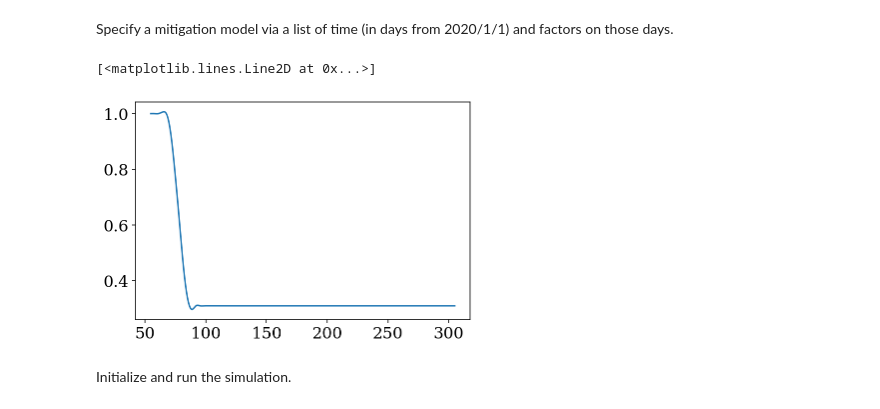
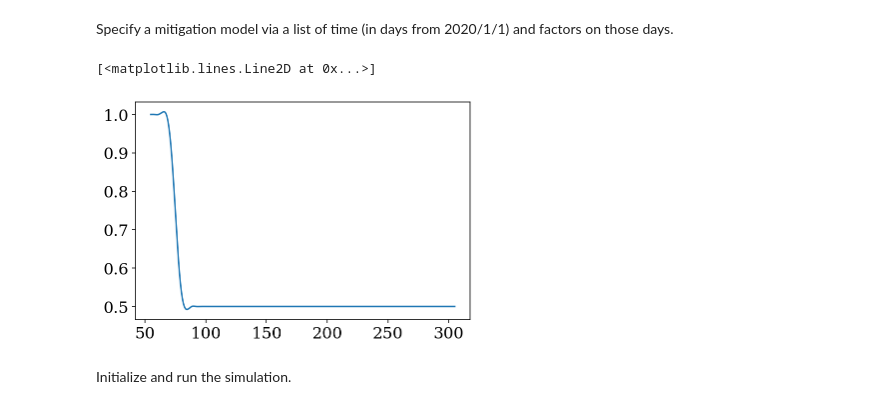
Before and after one commit to uiuc-covid19-modeling/pydemic, a Jupyter notebook: examples/SEIR++.ipynb, the cells around one changed output. Cells and saved outputs as stored; diff of their text form; code cells hidden in the pictures.

```diff
--- a/examples/SEIR++.ipynb
+++ b/examples/SEIR++.ipynb
@@ -48,15 +48,15 @@ parameters = dict(
 # %% [markdown]
 Specify a mitigation model via a list of time (in days from 2020/1/1) and factors on those days.
 # %%
-times = [70, 85]
-factors = [1, .31]
+times = [70, 80]
+factors = [1, .5]
 mitigation = MitigationModel(*tspan, times, factors)
 fig, ax = plt.subplots()
 _t = np.linspace(*tspan, 1000)
 ax.plot(_t, mitigation(_t))
 # %% [output]
 [<matplotlib.lines.Line2D at 0x...>]
-[figure, old version]
+[figure, new version]
 # %% [markdown]
 Initialize and run the simulation.
 # %%
```
Also changed, not shown: parts of 3 cells of this notebook, 12 other files.
